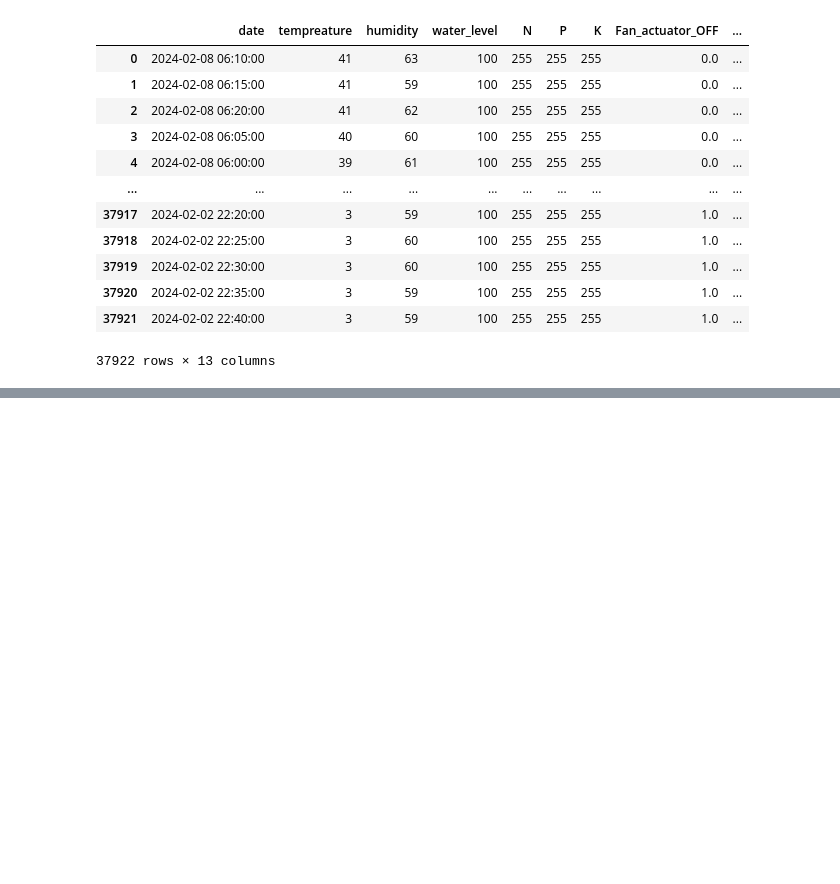
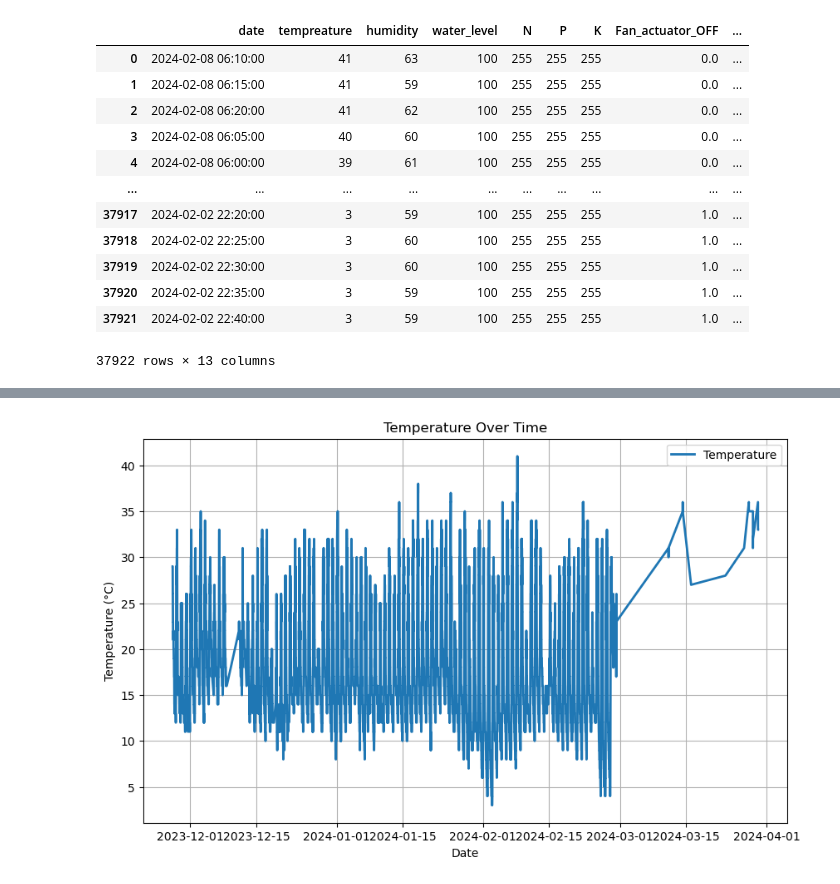
Before and after one commit to barajale/IoT-Agriculture-2024, a Jupyter notebook: anaylsis.ipynb, the cells around one changed output, grey strips where cells are left out. Cells and saved outputs as stored; diff of their text form; code cells hidden in the pictures; blank space fills up the shorter version.

Commit message:
data cleaning and plot temp over time

```diff
--- a/anaylsis.ipynb
+++ b/anaylsis.ipynb
@@ -20,3 +23,12 @@ data_set
 | 37920 | 2024-02-02 22:35:00 | 3 | 59 | 100 | 255 | 255 | 255 | 1.0 | ... |
 | 37921 | 2024-02-02 22:40:00 | 3 | 59 | 100 | 255 | 255 | 255 | 1.0 | ... |
 37922 rows × 13 columns
+# %%
+# clean up and adjusting
+
+data_set_clean = data_set.copy()
+data_set_clean["date"] = pd.to_datetime(data_set_clean["date"])
+data_set_clean = data_set_clean.sort_values(by='date')
+# Rename the column temporarily for clarity
+data_set_clean = data_set_clean.rename(columns={"tempreature": "temperature"})
+data_set_clean
@@ -22,0 +49,17 @@ data_set
+# %%
+import pandas as pd
+import matplotlib.pyplot as plt
+
+# Plot Date vs Temperature
+plt.figure(figsize=(10, 6))
+plt.plot(data_set_clean['date'], data_set_clean['temperature'], label='Temperature', linewidth=2)
+
+# Add labels and title
+plt.xlabel('Date')
+plt.ylabel('Temperature (°C)')
+plt.title('Temperature Over Time')
+plt.legend()
+plt.grid(True)
+plt.show()
+# %% [output]
+[figure, added]
```
Also changed, not shown: parts of 3 cells of this notebook.
